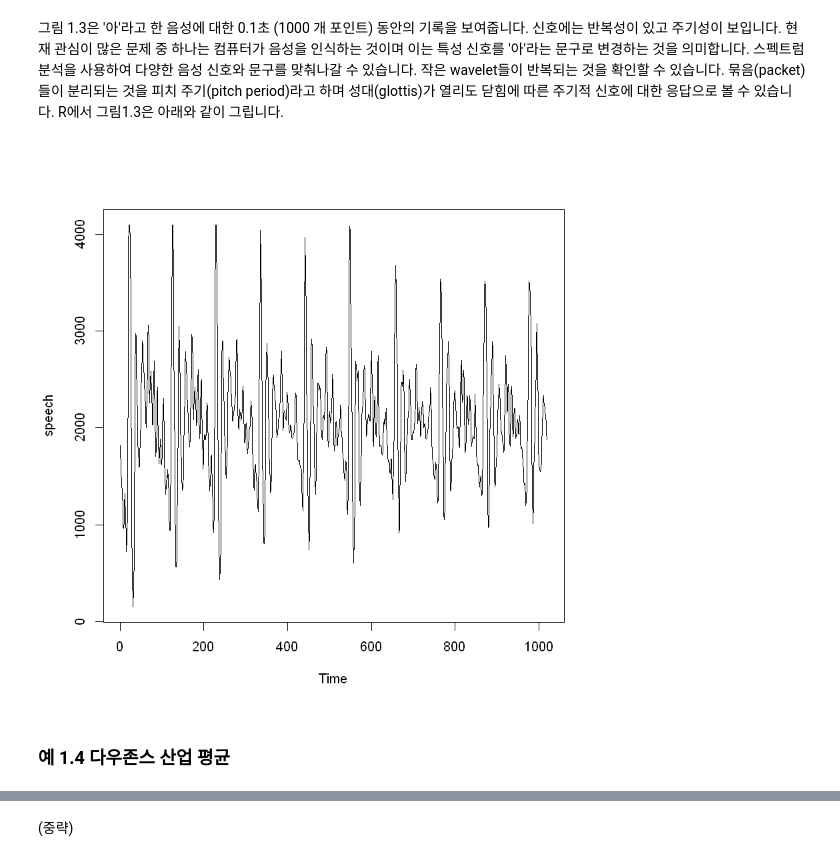
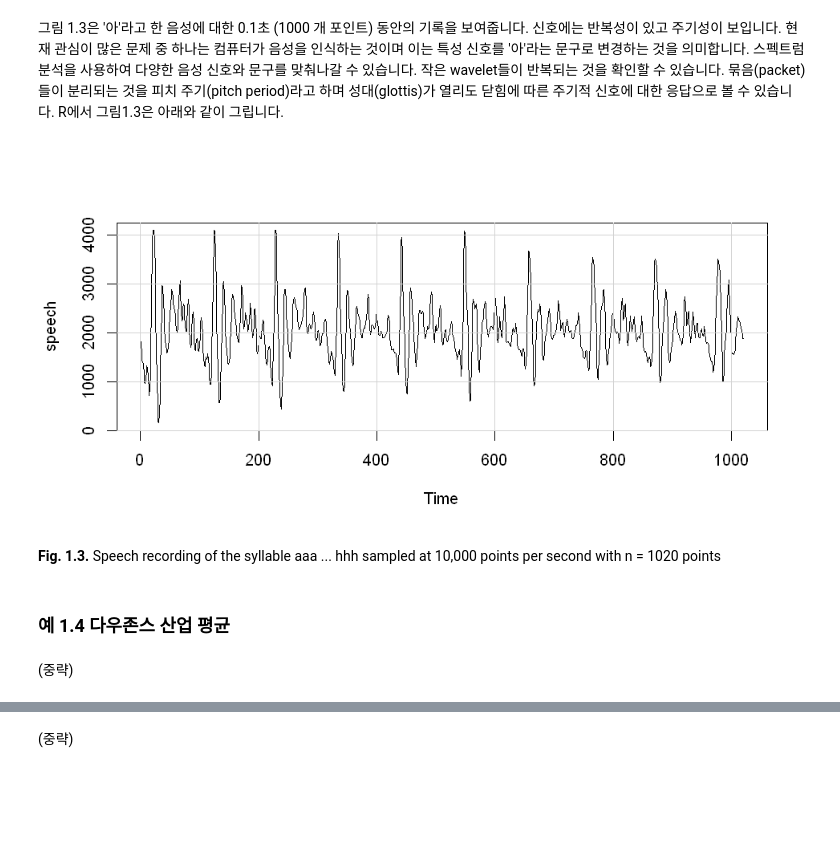
Before and after one commit to wonho13/work, a Jupyter notebook: 책번역/Time Series Analysis and Its Application/CH1_Characteristics_of_Time_Series.ipynb, the cells around one changed output, grey strips where cells are left out. Cells and saved outputs as stored; diff of their text form; code cells hidden in the pictures; blank space fills up the shorter version.

```diff
--- a/책번역/Time Series Analysis and Its Application/CH1_Characteristics_of_Time_Series.ipynb
+++ b/책번역/Time Series Analysis and Its Application/CH1_Characteristics_of_Time_Series.ipynb
@@ -36,9 +43,14 @@ plot(globtemp, type="o", ylab="Global Temperature Deviations")
 ### 예 1.3 음성 데이터
 # %% [markdown]
 그림 1.3은 '아'라고 한 음성에 대한 0.1초 (1000 개 포인트) 동안의 기록을 보여줍니다. 신호에는 반복성이 있고 주기성이 보입니다. 현재 관심이 많은 문제 중 하나는 컴퓨터가 음성을 인식하는 것이며 이는 특성 신호를 '아'라는 문구로 변경하는 것을 의미합니다. 스펙트럼 분석을 사용하여 다양한 음성 신호와 문구를 맞춰나갈 수 있습니다. 작은 wavelet들이 반복되는 것을 확인할 수 있습니다. 묶음(packet)들이 분리되는 것을 피치 주기(pitch period)라고 하며 성대(glottis)가 열리도 닫힘에 따른 주기적 신호에 대한 응답으로 볼 수 있습니다. R에서 그림1.3은 아래와 같이 그립니다.
-# %%
-plot(speech)
-# %% [output]
-[figure, removed]
+# %%
+plot(speech)
+options(repr.plot.width=8, repr.plot.height=4); grid(lty=1);
+# %% [output]
+[figure, added]
+# %% [markdown]
+**Fig. 1.3.** Speech recording of the syllable aaa ... hhh sampled at 10,000 points per second with n = 1020 points
 # %% [markdown]
 ### 예 1.4 다우존스 산업 평균
+# %% [markdown]
+(중략)
```
Also changed, not shown: parts of 42 cells of this notebook.
